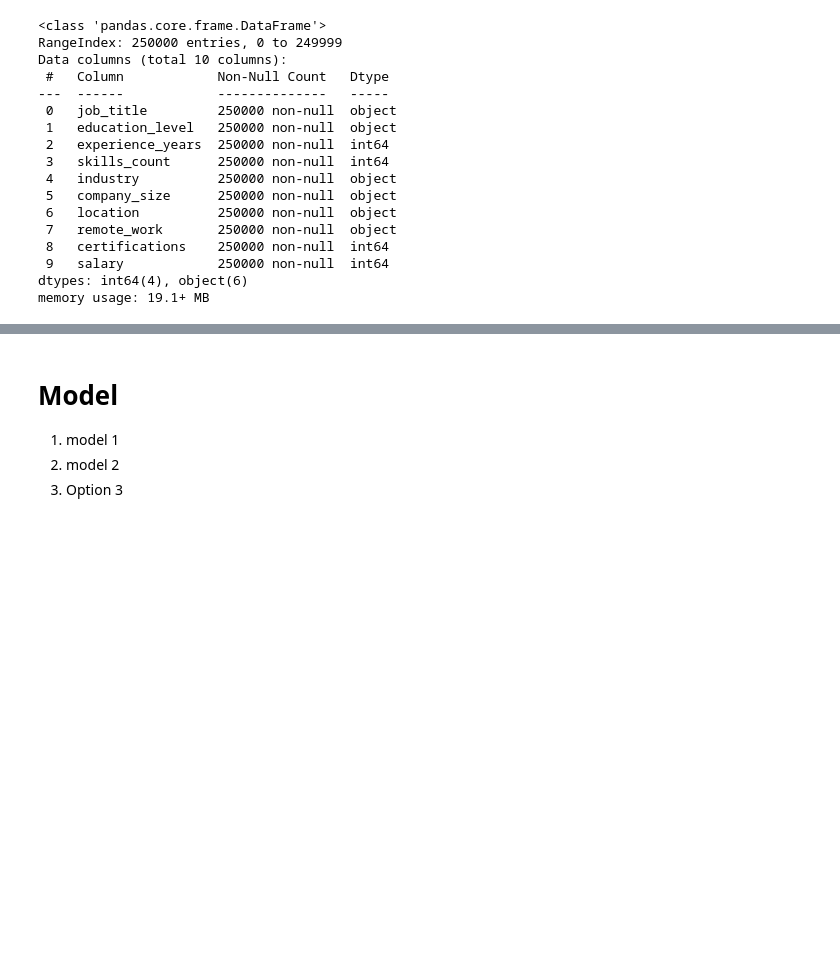
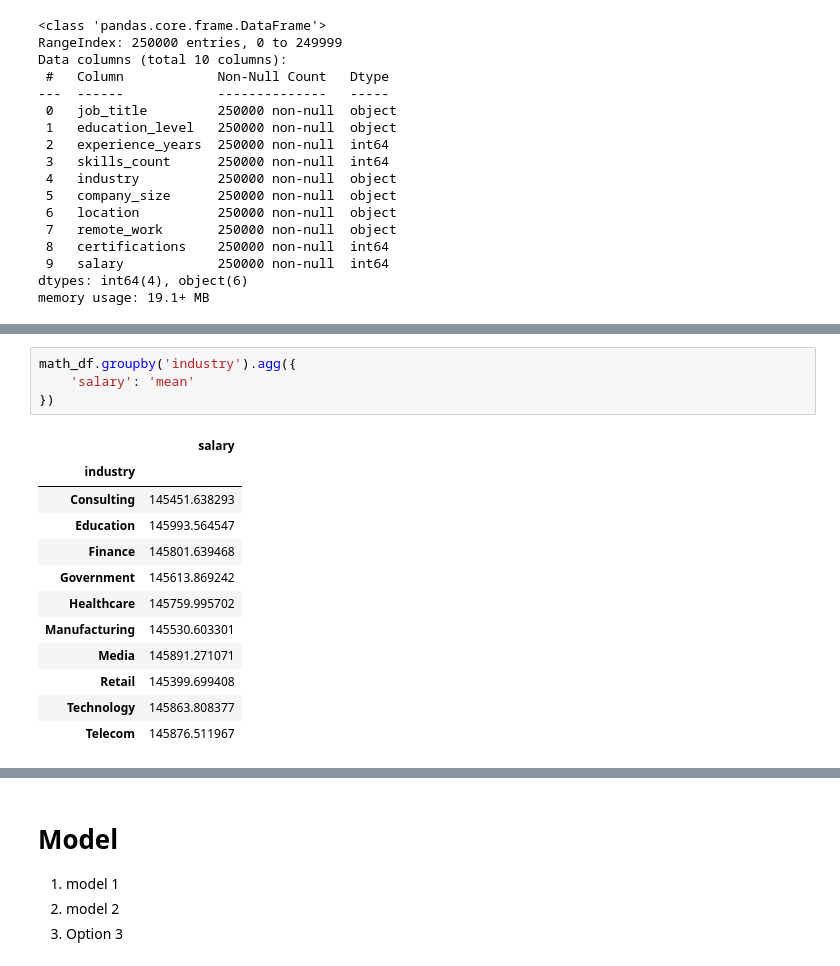
Before and after one commit to fikranaufal/tugas-pengganti-deep-learning, a Jupyter notebook: notebook.ipynb, the cells around one changed output, grey strips where cells are left out. Saved outputs shown, nothing was run; the diff lists cells and outputs as text; blank space fills up the shorter version.

```diff
--- a/notebook.ipynb
+++ b/notebook.ipynb
@@ -70,0 +88,17 @@ memory usage: 19.1+ MB
+# %%
+math_df.groupby('industry').agg({
+    'salary': 'mean'
+})
+# %% [output]
+|  | salary |
+| industry |  |
+| Consulting | 145451.638293 |
+| Education | 145993.564547 |
+| Finance | 145801.639468 |
+| Government | 145613.869242 |
+| Healthcare | 145759.995702 |
+| Manufacturing | 145530.603301 |
+| Media | 145891.271071 |
+| Retail | 145399.699408 |
+| Technology | 145863.808377 |
+| Telecom | 145876.511967 |
```
Also changed, not shown: parts of 10 cells of this notebook.
